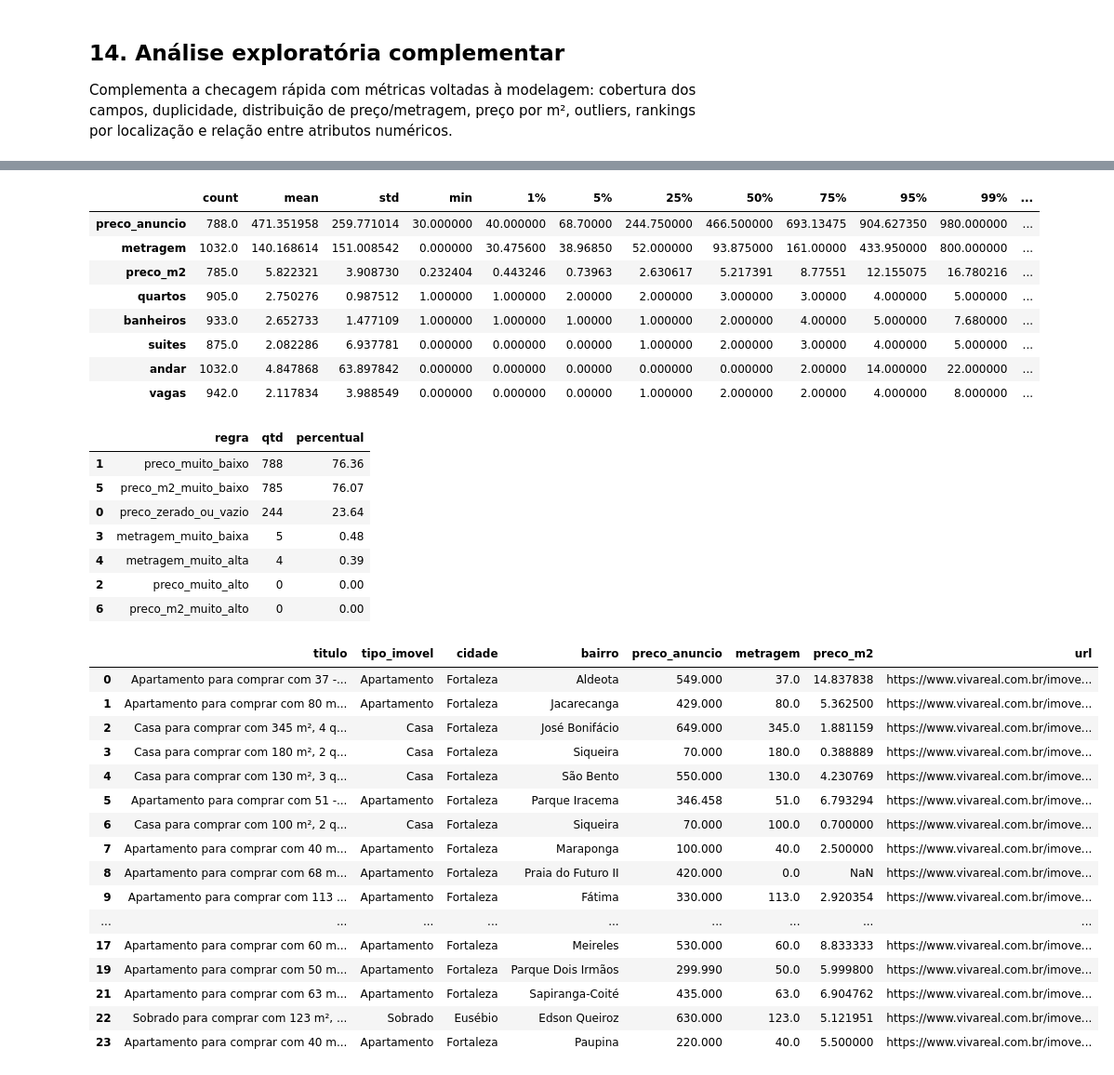
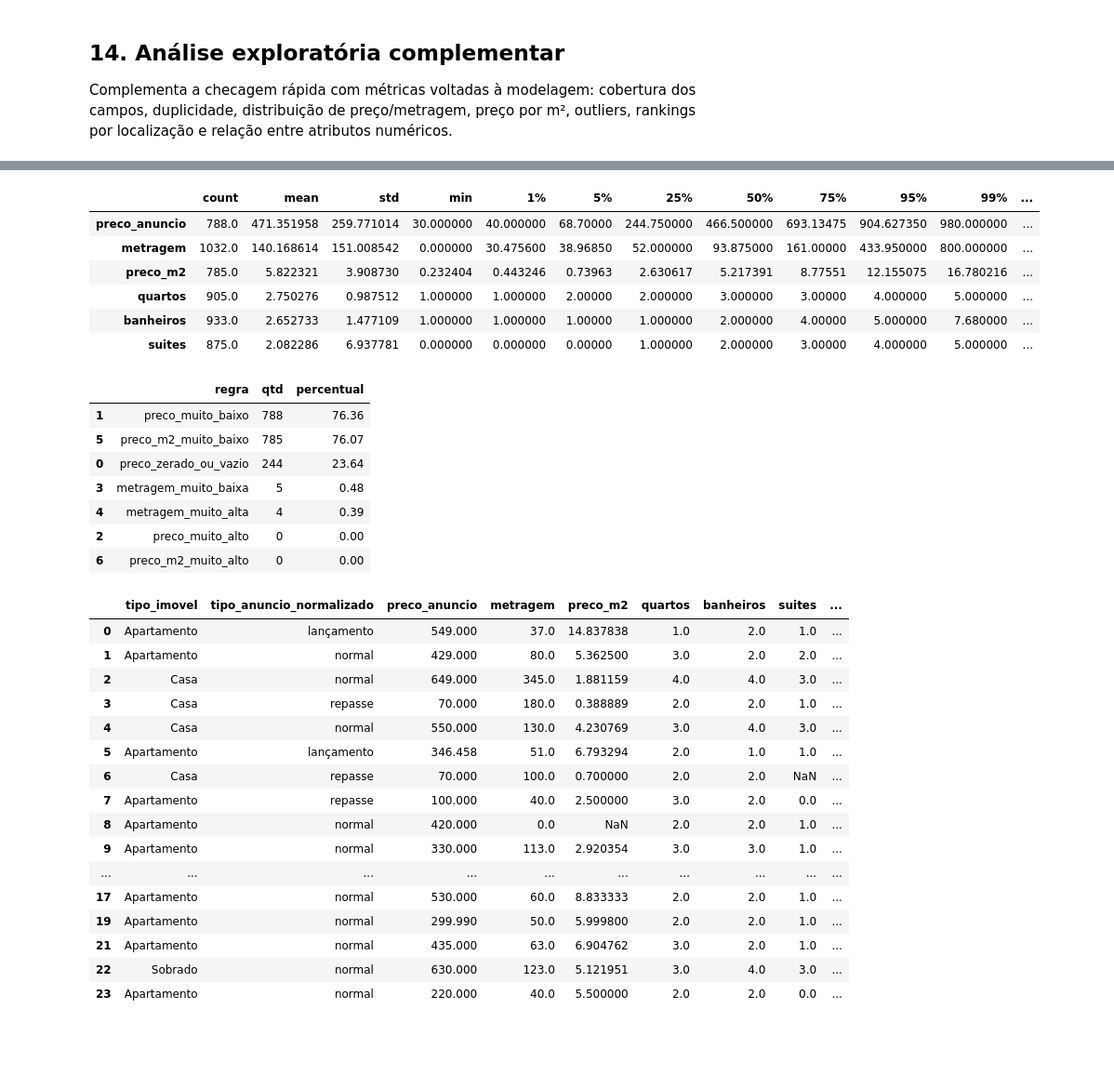
Before and after one commit to OTiaggo/pipeline-de-modelos-preditores-de-precos-de-imoveis-com-dados-em-tempo-real, a Jupyter notebook: dados_tratados/tratamento_dados_v1.ipynb, the cells around one changed output, grey strips where cells are left out. Shown at 93% size. Saved outputs shown, nothing was run; the diff lists cells and outputs as text; code cells hidden in the pictures; blank space fills up the shorter version.

Commit message:
tratamentot de dados finalizado

```diff
--- a/dados_tratados/tratamento_dados_v1.ipynb
+++ b/dados_tratados/tratamento_dados_v1.ipynb
@@ -534,28 +534,35 @@ colunas_finais = [
     "metragem_normalizada", "quartos_normalizado", "banheiros_normalizado",
     "suites_normalizado", "andar_normalizado", "vagas_normalizado",
     "preco_anuncio", "latitude", "longitude",
-    "portaria_24h", "vista_mar", "condominio_fechado", "piscina", "deck",
-    "varanda", "varanda_gourmet", "academia", "salao_festas", "salao_jogos",
-    "quadra", "playground", "brinquedoteca", "coworking", "pet_place",
-    "elevador", "energia_solar",
-    "nascente", "andar_alto", "mobiliado", "reformado", "frente_mar", "vista_livre",
-    "tipo_anuncio",
-    "saldo_devedor", "parcelas_restantes", "entrada",
-    "multipla_unidade",
-    "observacoes_extraidas",
+    "portaria_24h_normalizado", "vista_mar_normalizado", "condominio_fechado_normalizado", "piscina_normalizado", "deck_normalizado",
+    "varanda_normalizado", "varanda_gourmet_normalizado", "academia_normalizado", "salao_festas_normalizado", "salao_jogos_normalizado",
+    "quadra_normalizado", "playground_normalizado", "brinquedoteca_normalizado", "coworking_normalizado", "pet_place_normalizado",
+    "elevador_normalizado", "energia_solar_normalizado",
+    "nascente_normalizado", "andar_alto_normalizado", "mobiliado_normalizado", "reformado_normalizado", "frente_mar_normalizado", "vista_livre_normalizado",
+    "tipo_anuncio_normalizado",
+    "saldo_devedor_normalizado", "parcelas_restantes_normalizado", "entrada_normalizado",
+    "multipla_unidade_normalizado",
+    "observacoes_extraidas_normalizado",
     "anuncio_criado", "corretora", "nota_media", "url",
 ]
 
+remover_df_final = {
+    "bairro_normalizado", "cidade_normalizada", "listing_id", "titulo", "estado",
+    "rua_normalizada", "numero", "endereco", "tem_varanda_gourmet", "descricao",
+    "corretora", "url", "imagem_url", "_titulo_n", "_descricao_n", "_endereco_n",
+    "_texto_full", "andar_normalizado", "vagas_normalizado",
+    "saldo_devedor_normalizado", "parcelas_restantes_normalizado", "entrada_normalizado",
+    "observacoes_extraidas_normalizado", "multipla_unidade_normalizado",
+    "energia_solar_normalizado",
+}
+
+colunas_finais = [col for col in colunas_finais if col not in remover_df_final]
+
 df_final = df[colunas_finais].rename(columns={
-    "cidade_normalizada": "cidade",
-    "bairro_normalizado": "bairro",
-    "rua_normalizada": "rua",
     "metragem_normalizada": "metragem",
     "quartos_normalizado": "quartos",
     "banheiros_normalizado": "banheiros",
     "suites_normalizado": "suites",
-    "andar_normalizado": "andar",
-    "vagas_normalizado": "vagas",
 })
 
 print("Shape final:", df_final.shape)
@@ -741,51 +738,55 @@ outliers = pd.DataFrame({
     "qtd": [int(mask.sum()) for mask in regras_outlier.values()],
 })
 outliers["percentual"] = (outliers["qtd"] / len(df_eda) * 100).round(2)
 display(outliers.sort_values("qtd", ascending=False))
 
+colunas_amostra_outliers = [
+    "tipo_imovel", "tipo_anuncio_normalizado", "preco_anuncio", "metragem", "preco_m2",
+    "quartos", "banheiros", "suites", "latitude", "longitude",
+]
+colunas_amostra_outliers = [col for col in colunas_amostra_outliers if col in df_eda.columns]
+
 amostra_outliers = df_eda[
     regras_outlier["preco_muito_baixo"] |
     regras_outlier["preco_muito_alto"] |
     regras_outlier["metragem_muito_baixa"] |
     regras_outlier["metragem_muito_alta"] |
     regras_outlier["preco_m2_muito_baixo"] |
     regras_outlier["preco_m2_muito_alto"]
-][["titulo", "tipo_imovel", "cidade", "bairro", "preco_anuncio", "metragem", "preco_m2", "url"]].head(20)
+][colunas_amostra_outliers].head(20)
 
 display(amostra_outliers)
 # %% [output]
 |  | count | mean | std | min | 1% | 5% | 25% | 50% | 75% | 95% | 99% | ... |
 | preco_anuncio | 788.0 | 471.351958 | 259.771014 | 30.000000 | 40.000000 | 68.70000 | 244.750000 | 466.500000 | 693.13475 | 904.627350 | 980.000000 | ... |
 | metragem | 1032.0 | 140.168614 | 151.008542 | 0.000000 | 30.475600 | 38.96850 | 52.000000 | 93.875000 | 161.00000 | 433.950000 | 800.000000 | ... |
 | preco_m2 | 785.0 | 5.822321 | 3.908730 | 0.232404 | 0.443246 | 0.73963 | 2.630617 | 5.217391 | 8.77551 | 12.155075 | 16.780216 | ... |
 | quartos | 905.0 | 2.750276 | 0.987512 | 1.000000 | 1.000000 | 2.00000 | 2.000000 | 3.000000 | 3.00000 | 4.000000 | 5.000000 | ... |
 | banheiros | 933.0 | 2.652733 | 1.477109 | 1.000000 | 1.000000 | 1.00000 | 1.000000 | 2.000000 | 4.00000 | 5.000000 | 7.680000 | ... |
 | suites | 875.0 | 2.082286 | 6.937781 | 0.000000 | 0.000000 | 0.00000 | 1.000000 | 2.000000 | 3.00000 | 4.000000 | 5.000000 | ... |
-| andar | 1032.0 | 4.847868 | 63.897842 | 0.000000 | 0.000000 | 0.00000 | 0.000000 | 0.000000 | 2.00000 | 14.000000 | 22.000000 | ... |
-| vagas | 942.0 | 2.117834 | 3.988549 | 0.000000 | 0.000000 | 0.00000 | 1.000000 | 2.000000 | 2.00000 | 4.000000 | 8.000000 | ... |
 |  | regra | qtd | percentual |
 | 1 | preco_muito_baixo | 788 | 76.36 |
 | 5 | preco_m2_muito_baixo | 785 | 76.07 |
 | 0 | preco_zerado_ou_vazio | 244 | 23.64 |
 | 3 | metragem_muito_baixa | 5 | 0.48 |
 | 4 | metragem_muito_alta | 4 | 0.39 |
 | 2 | preco_muito_alto | 0 | 0.00 |
 | 6 | preco_m2_muito_alto | 0 | 0.00 |
-|  | titulo | tipo_imovel | cidade | bairro | preco_anuncio | metragem | preco_m2 | url |
-| 0 | Apartamento para comprar com 37 -... | Apartamento | Fortaleza | Aldeota | 549.000 | 37.0 | 14.837838 | https://www.vivareal.com.br/imove... |
-| 1 | Apartamento para comprar com 80 m... | Apartamento | Fortaleza | Jacarecanga | 429.000 | 80.0 | 5.362500 | https://www.vivareal.com.br/imove... |
-| 2 | Casa para comprar com 345 m², 4 q... | Casa | Fortaleza | José Bonifácio | 649.000 | 345.0 | 1.881159 | https://www.vivareal.com.br/imove... |
-| 3 | Casa para comprar com 180 m², 2 q... | Casa | Fortaleza | Siqueira | 70.000 | 180.0 | 0.388889 | https://www.vivareal.com.br/imove... |
-| 4 | Casa para comprar com 130 m², 3 q... | Casa | Fortaleza | São Bento | 550.000 | 130.0 | 4.230769 | https://www.vivareal.com.br/imove... |
-| 5 | Apartamento para comprar com 51 -... | Apartamento | Fortaleza | Parque Iracema | 346.458 | 51.0 | 6.793294 | https://www.vivareal.com.br/imove... |
-| 6 | Casa para comprar com 100 m², 2 q... | Casa | Fortaleza | Siqueira | 70.000 | 100.0 | 0.700000 | https://www.vivareal.com.br/imove... |
-| 7 | Apartamento para comprar com 40 m... | Apartamento | Fortaleza | Maraponga | 100.000 | 40.0 | 2.500000 | https://www.vivareal.com.br/imove... |
-| 8 | Apartamento para comprar com 68 m... | Apartamento | Fortaleza | Praia do Futuro II | 420.000 | 0.0 | NaN | https://www.vivareal.com.br/imove... |
-| 9 | Apartamento para comprar com 113 ... | Apartamento | Fortaleza | Fátima | 330.000 | 113.0 | 2.920354 | https://www.vivareal.com.br/imove... |
-| ... | ... | ... | ... | ... | ... | ... | ... | ... |
-| 17 | Apartamento para comprar com 60 m... | Apartamento | Fortaleza | Meireles | 530.000 | 60.0 | 8.833333 | https://www.vivareal.com.br/imove... |
-| 19 | Apartamento para comprar com 50 m... | Apartamento | Fortaleza | Parque Dois Irmãos | 299.990 | 50.0 | 5.999800 | https://www.vivareal.com.br/imove... |
-| 21 | Apartamento para comprar com 63 m... | Apartamento | Fortaleza | Sapiranga-Coité | 435.000 | 63.0 | 6.904762 | https://www.vivareal.com.br/imove... |
-| 22 | Sobrado para comprar com 123 m², ... | Sobrado | Eusébio | Edson Queiroz | 630.000 | 123.0 | 5.121951 | https://www.vivareal.com.br/imove... |
-| 23 | Apartamento para comprar com 40 m... | Apartamento | Fortaleza | Paupina | 220.000 | 40.0 | 5.500000 | https://www.vivareal.com.br/imove... |
+|  | tipo_imovel | tipo_anuncio_normalizado | preco_anuncio | metragem | preco_m2 | quartos | banheiros | suites | ... |
+| 0 | Apartamento | lançamento | 549.000 | 37.0 | 14.837838 | 1.0 | 2.0 | 1.0 | ... |
+| 1 | Apartamento | normal | 429.000 | 80.0 | 5.362500 | 3.0 | 2.0 | 2.0 | ... |
+| 2 | Casa | normal | 649.000 | 345.0 | 1.881159 | 4.0 | 4.0 | 3.0 | ... |
+| 3 | Casa | repasse | 70.000 | 180.0 | 0.388889 | 2.0 | 2.0 | 1.0 | ... |
+| 4 | Casa | normal | 550.000 | 130.0 | 4.230769 | 3.0 | 4.0 | 3.0 | ... |
+| 5 | Apartamento | lançamento | 346.458 | 51.0 | 6.793294 | 2.0 | 1.0 | 1.0 | ... |
+| 6 | Casa | repasse | 70.000 | 100.0 | 0.700000 | 2.0 | 2.0 | NaN | ... |
+| 7 | Apartamento | repasse | 100.000 | 40.0 | 2.500000 | 3.0 | 2.0 | 0.0 | ... |
+| 8 | Apartamento | normal | 420.000 | 0.0 | NaN | 2.0 | 2.0 | 1.0 | ... |
+| 9 | Apartamento | normal | 330.000 | 113.0 | 2.920354 | 3.0 | 3.0 | 1.0 | ... |
+| ... | ... | ... | ... | ... | ... | ... | ... | ... | ... |
+| 17 | Apartamento | normal | 530.000 | 60.0 | 8.833333 | 2.0 | 2.0 | 1.0 | ... |
+| 19 | Apartamento | normal | 299.990 | 50.0 | 5.999800 | 2.0 | 2.0 | 1.0 | ... |
+| 21 | Apartamento | normal | 435.000 | 63.0 | 6.904762 | 3.0 | 2.0 | 1.0 | ... |
+| 22 | Sobrado | normal | 630.000 | 123.0 | 5.121951 | 3.0 | 4.0 | 3.0 | ... |
+| 23 | Apartamento | normal | 220.000 | 40.0 | 5.500000 | 2.0 | 2.0 | 0.0 | ... |
 # %%
```
Also changed, not shown: parts of 31 cells of this notebook, 1 other file.
